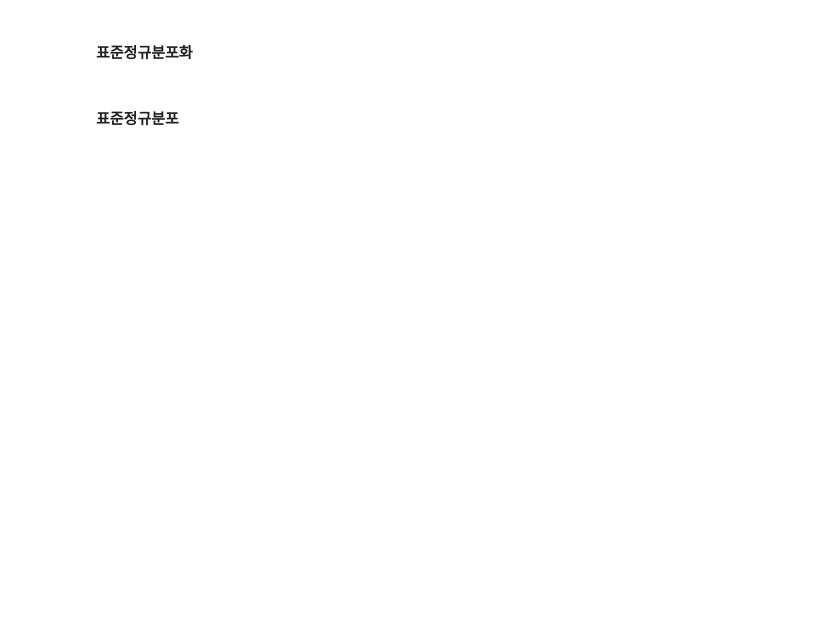
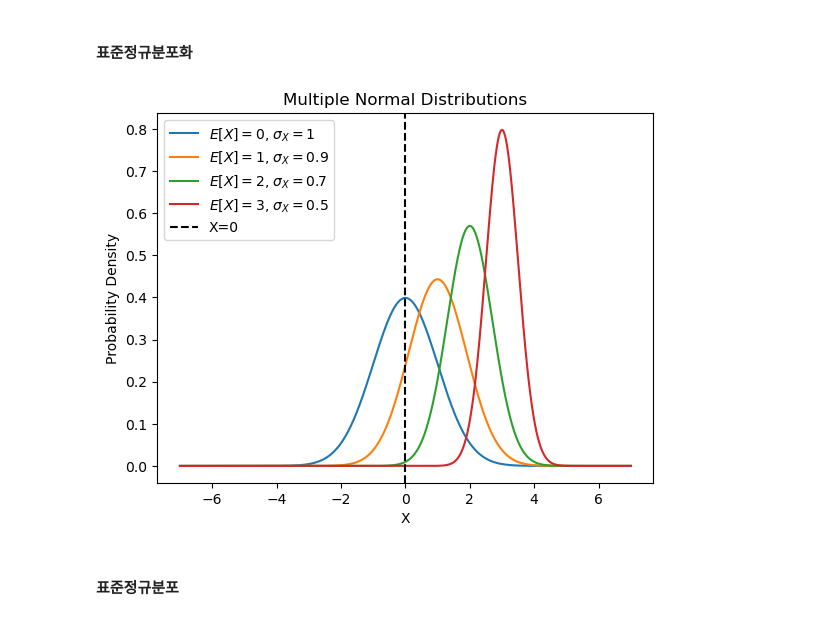
Before and after one commit to SeanJSLee/Teaching_YU_DS_basic_KR, a Jupyter notebook: Lecture_basic_stat.ipynb, the cells around one changed output. Drawn from its saved outputs; the diff is of its cells as text; code cells hidden in the pictures; blank space fills up the shorter version.

```diff
--- a/Lecture_basic_stat.ipynb
+++ b/Lecture_basic_stat.ipynb
@@ -189,13 +271,15 @@ normal_dist_draw(distributions)
 #### 표준정규분포화
 # %%
 distributions = [
-    {'mean': 0, 'std': 1, 'label': 'μ=0, σ=1; Standard normal'},
-    {'mean': 0.75, 'std': 0.9, 'label': 'μ=0.75, σ=0.9'},
-    {'mean': 1.5, 'std': 0.7, 'label': 'μ=1.5, σ=0.7'},
-    {'mean': 2, 'std': 0.5, 'label': 'μ=2, σ=0.5'}
+    {'mean': 0, 'std': 1},
+    {'mean': 1, 'std': 0.9},
+    {'mean': 2, 'std': 0.7},
+    {'mean': 3, 'std': 0.5}
 ]
 
 normal_dist_draw(distributions)
+# %% [output]
+[figure, added]
 # %% [markdown]
 #### 표준정규분포
 # %%
```
Also changed, not shown: parts of 43 cells of this notebook, 12 other files.
